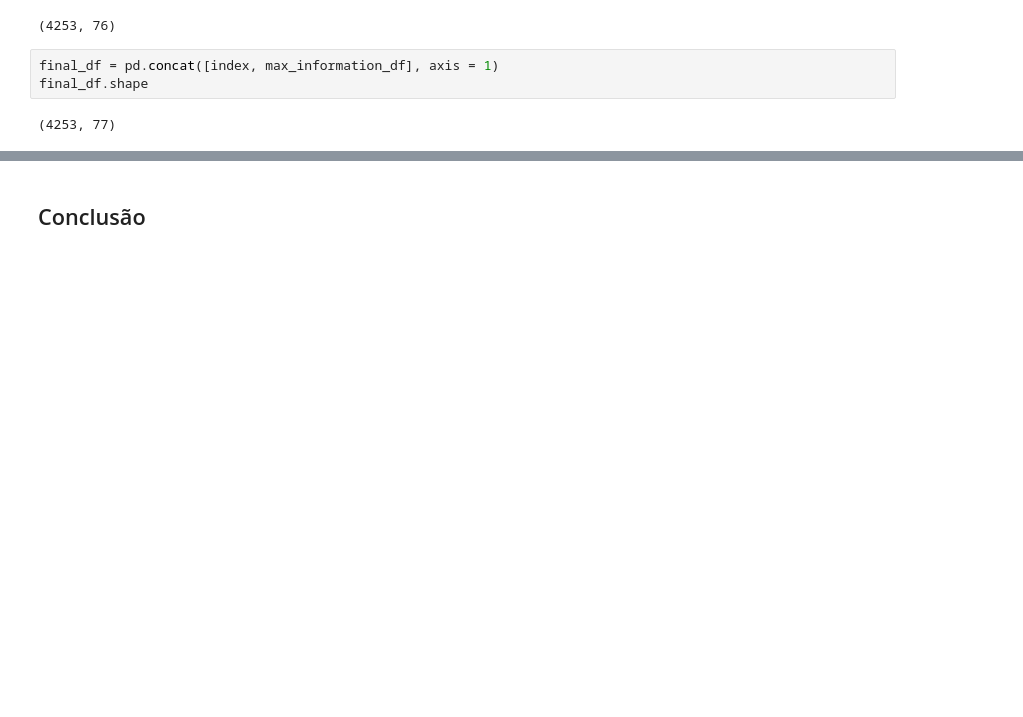
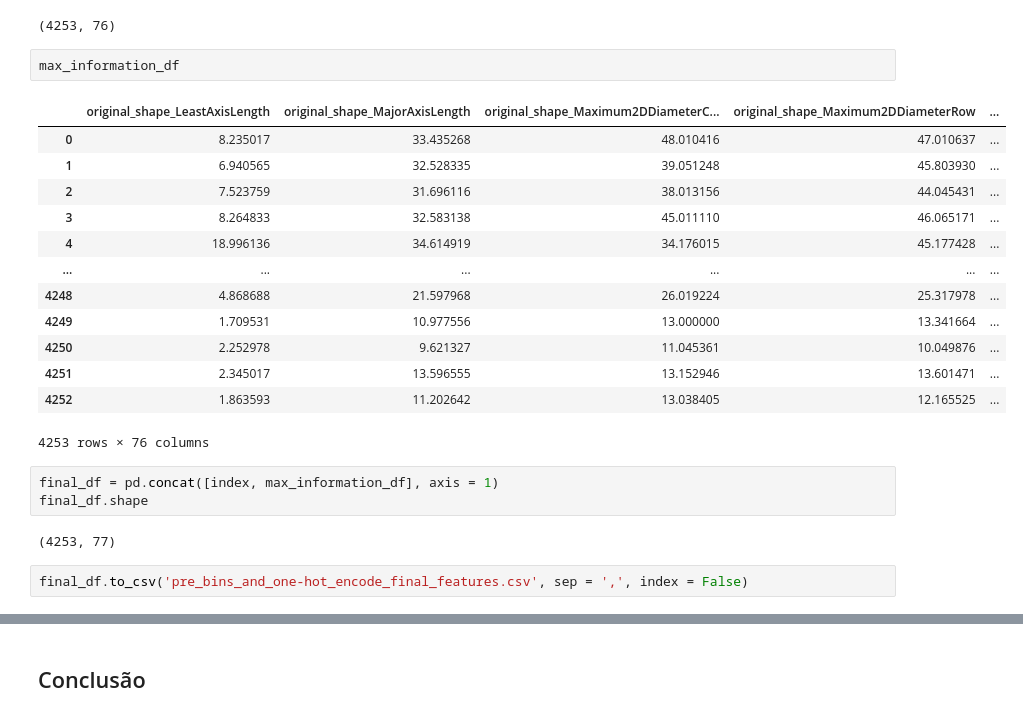
Before and after one commit to joaobaptista30/Lab_IACD_Project_1, a Jupyter notebook: data_cleaning.ipynb, the cells around one changed output, grey strips where cells are left out. Cells and saved outputs as stored; diff of their text form; blank space fills up the shorter version.

```diff
--- a/data_cleaning.ipynb
+++ b/data_cleaning.ipynb
@@ -138,8 +152,26 @@ max_information_df = features.drop(columns = feat_to_eliminate)
 max_information_df.shape
 # %% [output]
 (4253, 76)
+# %%
+max_information_df
+# %% [output]
+|  | original_shape_LeastAxisLength | original_shape_MajorAxisLength | original_shape_Maximum2DDiameterC... | original_shape_Maximum2DDiameterRow | ... |
+| 0 | 8.235017 | 33.435268 | 48.010416 | 47.010637 | ... |
+| 1 | 6.940565 | 32.528335 | 39.051248 | 45.803930 | ... |
+| 2 | 7.523759 | 31.696116 | 38.013156 | 44.045431 | ... |
+| 3 | 8.264833 | 32.583138 | 45.011110 | 46.065171 | ... |
+| 4 | 18.996136 | 34.614919 | 34.176015 | 45.177428 | ... |
+| ... | ... | ... | ... | ... | ... |
+| 4248 | 4.868688 | 21.597968 | 26.019224 | 25.317978 | ... |
+| 4249 | 1.709531 | 10.977556 | 13.000000 | 13.341664 | ... |
+| 4250 | 2.252978 | 9.621327 | 11.045361 | 10.049876 | ... |
+| 4251 | 2.345017 | 13.596555 | 13.152946 | 13.601471 | ... |
+| 4252 | 1.863593 | 11.202642 | 13.038405 | 12.165525 | ... |
+4253 rows × 76 columns
 # %%
 final_df = pd.concat([index, max_information_df], axis = 1)
 final_df.shape
 # %% [output]
 (4253, 77)
+# %%
+final_df.to_csv('pre_bins_and_one-hot_encode_final_features.csv', sep = ',', index = False)
```
Also changed, not shown: parts of 12 cells of this notebook, 2 other files.
